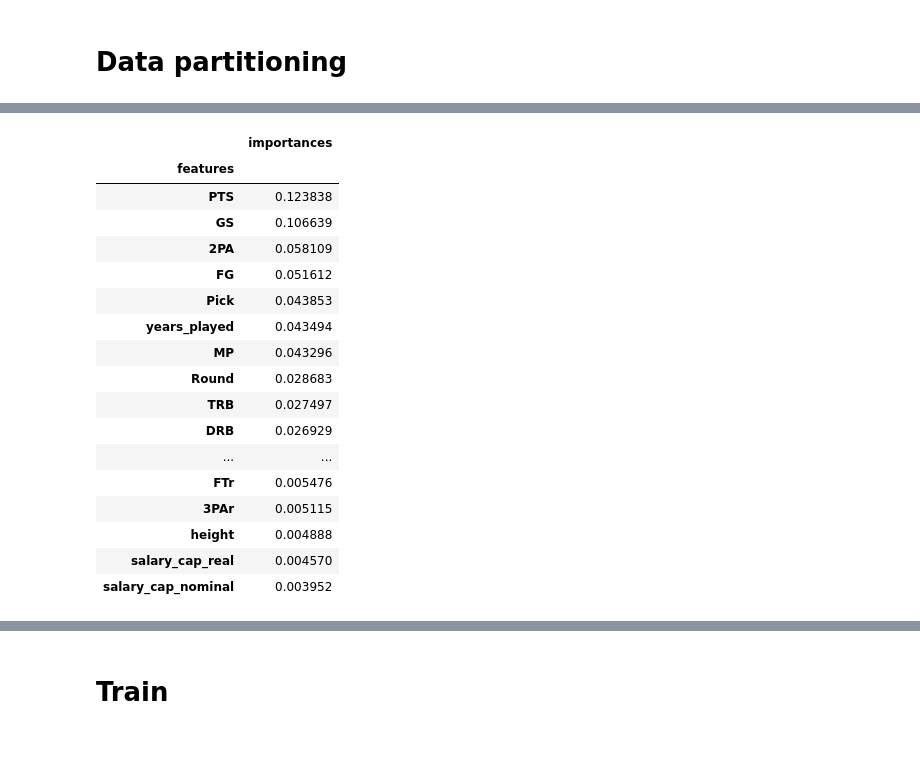
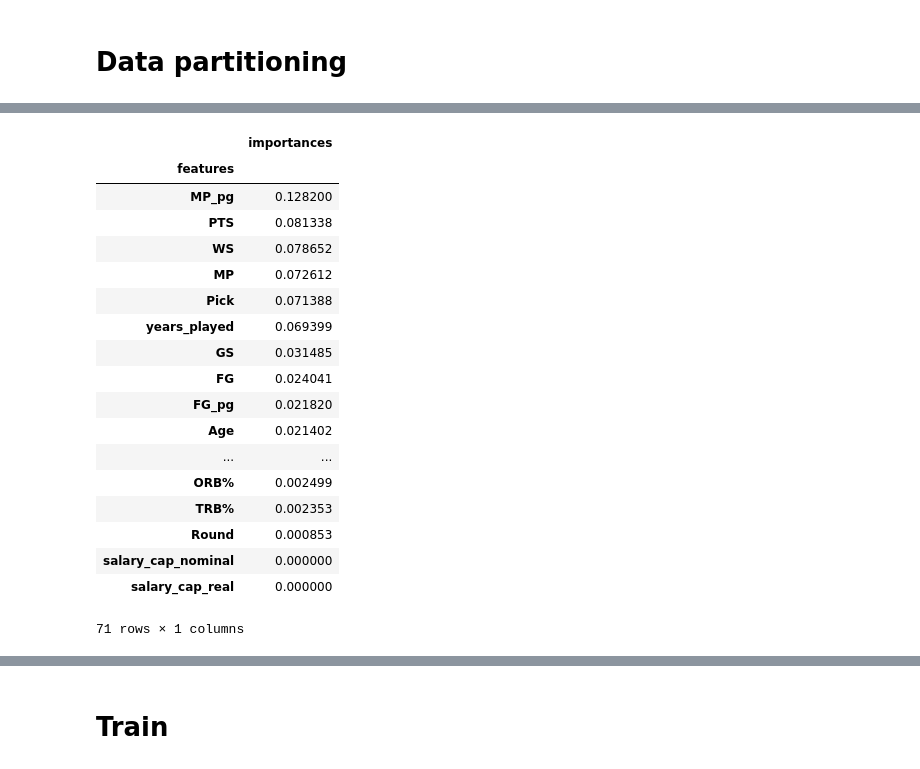
Before and after one commit to dcleung/CIS520-Project, a Jupyter notebook: Notebooks/NBA_Salaries.ipynb, the cells around one changed output, grey strips where cells are left out. Drawn from its saved outputs; the diff is of its cells as text; code cells hidden in the pictures.

```diff
--- a/Notebooks/NBA_Salaries.ipynb
+++ b/Notebooks/NBA_Salaries.ipynb
@@ -114,7 +114,7 @@ extra_df.head()
 # %% [markdown]
 # Clean data
 # %%
-START_YEAR = 2016
+START_YEAR = 2017
 END_YEAR = 2018
 # %%
 # We only have salary information from 1990 onwards
@@ -393,7 +398,25 @@ features = [
  'salary_cap_real',
  'Round',
  'Pick',
- 'years_played'
+ 'years_played',
+ 'MP_pg',
+ 'FG_pg',
+ 'FGA_pg',
+ '3P_pg',
+ '3PA_pg',
+ '2P_pg',
+ '2PA_pg',
+ 'FT_pg',
+ 'FTA_pg',
+ 'ORB_pg',
+ 'DRB_pg',
+ 'TRB_pg',
+ 'AST_pg',
+ 'STL_pg',
+ 'BLK_pg',
+ 'TOV_pg',
+ 'PF_pg',
+ 'PTS_pg'
 ]
 # %%
 from sklearn.feature_selection import VarianceThreshold
@@ -459,31 +482,41 @@ print(y_test.shape)
 # %%
 # GET THE MOST IMPORTANT FEATURES USING DECISION TREE
-from sklearn.ensemble import ExtraTreesRegressor
-clf = ExtraTreesRegressor()
-clf.fit(X, y)
+from sklearn.ensemble import ExtraTreesRegressor, RandomForestRegressor
 
-importances = pd.Series(clf.feature_importances_)
 keys = pd.Series(X_df.columns.values)
+importances_df = pd.concat([keys], axis=1)
 
-importances_df = pd.concat([keys, importances], axis=1)
+for iters in range(0, 10):
+    clf = RandomForestRegressor()
+    clf.fit(X, y)
+
+    importances = pd.Series(clf.feature_importances_)
+
+    importances_df['features_' + str(iters)] = importances
+
+importances_df['mean_importances'] = importances_df.mean(axis=1, numeric_only=True)
+
+importances_df = importances_df[[0, 'mean_importances']]
 importances_df.columns = ['features', 'importances']
-importances_df.set_index('features').sort_values(by=['importances'], ascending=False)
+importances_df = importances_df.set_index('features').sort_values(by=['importances'], ascending=False)
+importances_df
 # %% [output]
 |  | importances |
 | features |  |
-| PTS | 0.123838 |
-| GS | 0.106639 |
-| 2PA | 0.058109 |
-| FG | 0.051612 |
-| Pick | 0.043853 |
-| years_played | 0.043494 |
-| MP | 0.043296 |
-| Round | 0.028683 |
-| TRB | 0.027497 |
-| DRB | 0.026929 |
+| MP_pg | 0.128200 |
+| PTS | 0.081338 |
+| WS | 0.078652 |
+| MP | 0.072612 |
+| Pick | 0.071388 |
+| years_played | 0.069399 |
+| GS | 0.031485 |
+| FG | 0.024041 |
+| FG_pg | 0.021820 |
+| Age | 0.021402 |
 | ... | ... |
-| FTr | 0.005476 |
-| 3PAr | 0.005115 |
-| height | 0.004888 |
-| salary_cap_real | 0.004570 |
-| salary_cap_nominal | 0.003952 |
+| ORB% | 0.002499 |
+| TRB% | 0.002353 |
+| Round | 0.000853 |
+| salary_cap_nominal | 0.000000 |
+| salary_cap_real | 0.000000 |
+71 rows × 1 columns
```
Also changed, not shown: parts of 7 cells of this notebook.
